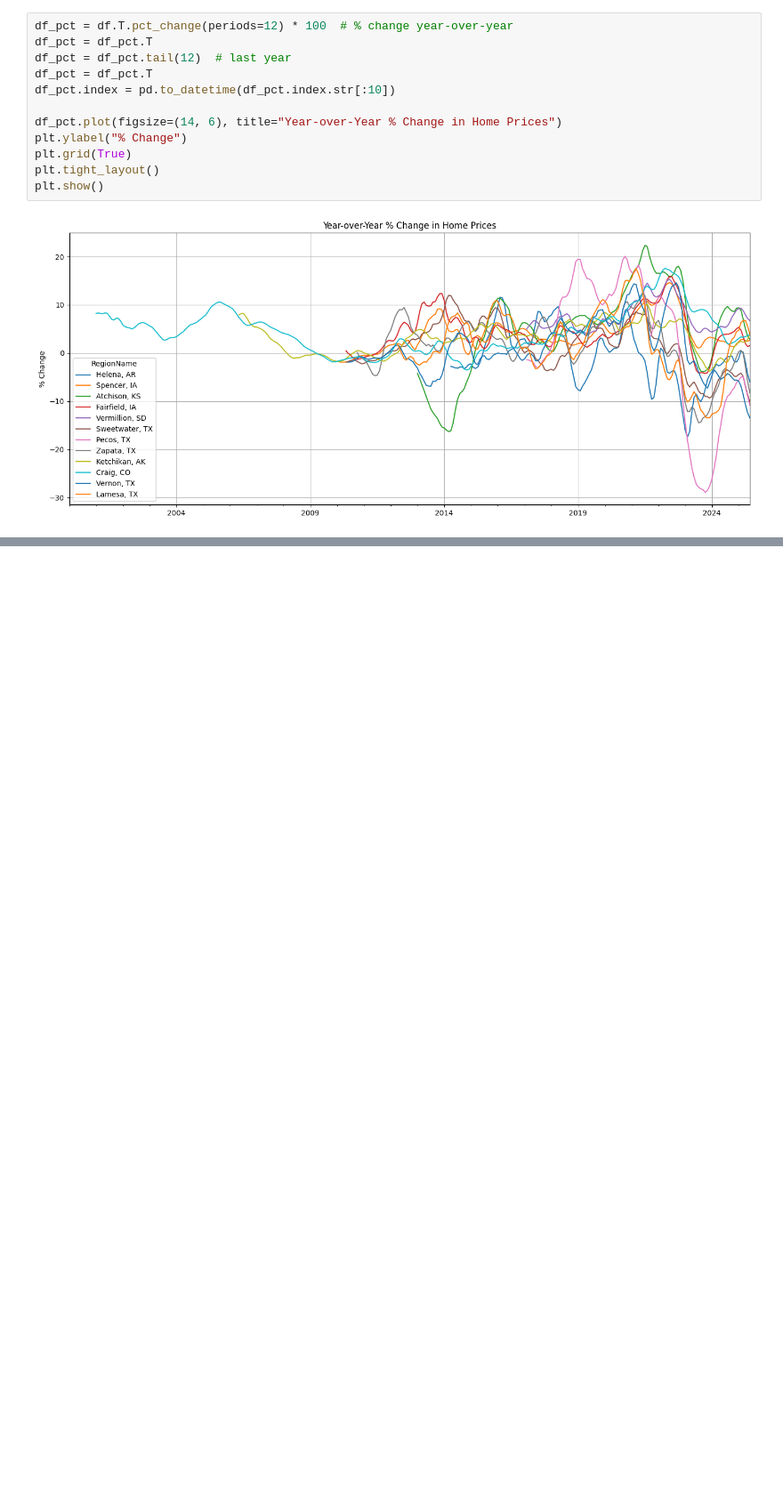
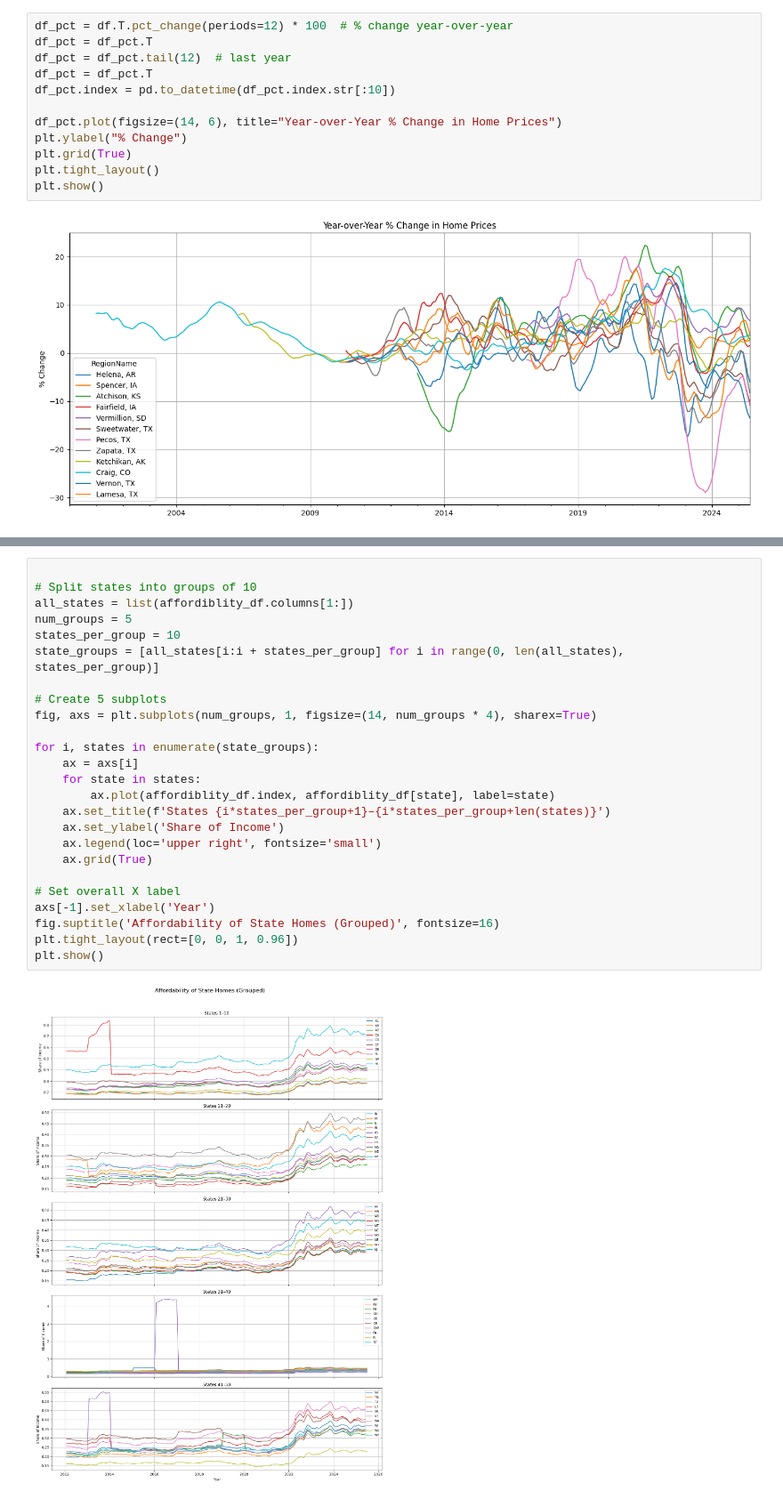
Before and after one commit to GeordieJones/Extra_Practice, a Jupyter notebook: home_tracking/filtering_zhvi.ipynb, the cells around one changed output, grey strips where cells are left out. Shown at 89% size. Drawn from its saved outputs; the diff is of its cells as text; blank space fills up the shorter version.

```diff
--- a/home_tracking/filtering_zhvi.ipynb
+++ b/home_tracking/filtering_zhvi.ipynb
@@ -120,0 +262,27 @@ plt.show()
+# %%
+
+# Split states into groups of 10
+all_states = list(affordiblity_df.columns[1:])
+num_groups = 5
+states_per_group = 10
+state_groups = [all_states[i:i + states_per_group] for i in range(0, len(all_states), states_per_group)]
+
+# Create 5 subplots
+fig, axs = plt.subplots(num_groups, 1, figsize=(14, num_groups * 4), sharex=True)
+
+for i, states in enumerate(state_groups):
+    ax = axs[i]
+    for state in states:
+        ax.plot(affordiblity_df.index, affordiblity_df[state], label=state)
+    ax.set_title(f'States {i*states_per_group+1}–{i*states_per_group+len(states)}')
+    ax.set_ylabel('Share of Income')
+    ax.legend(loc='upper right', fontsize='small')
+    ax.grid(True)
+
+# Set overall X label
+axs[-1].set_xlabel('Year')
+fig.suptitle('Affordability of State Homes (Grouped)', fontsize=16)
+plt.tight_layout(rect=[0, 0, 1, 0.96])
+plt.show()
+# %% [output]
+[figure, added]
```
Also changed, not shown: parts of 15 cells of this notebook, 1 other file.
